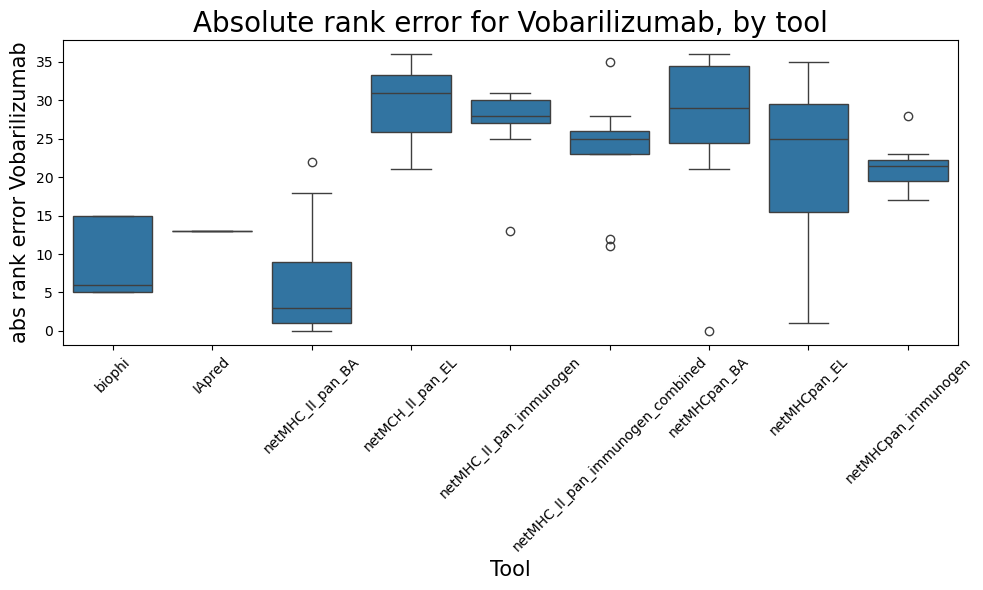
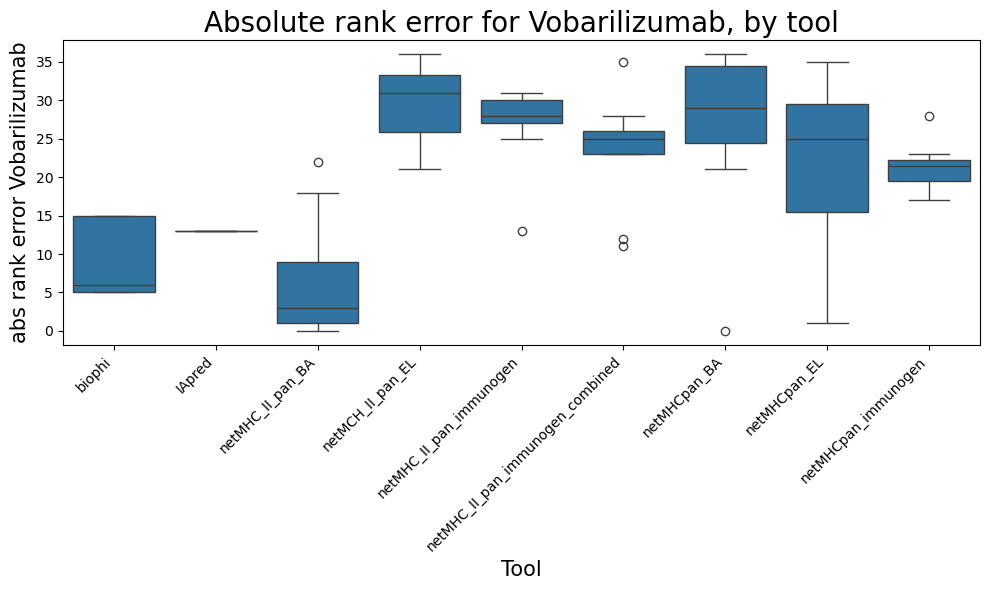
Code edit (unified diff) that turned the first committed figure into the second:
--- before
+++ after
@@ -13,5 +13,5 @@
 )
 
-plt.xticks(rotation=45)
+plt.xticks(rotation=45, ha="right")
 plt.xlabel("Tool",fontsize=15)
 plt.ylabel("abs rank error Vobarilizumab", fontsize=15)

Commit: in case I did minor changes somewhere I forgot to commit